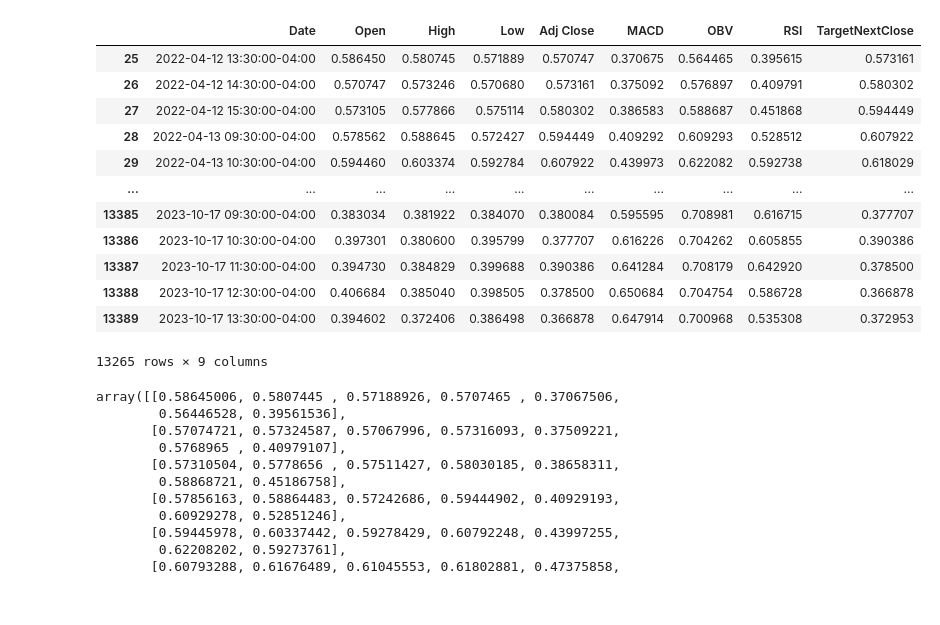
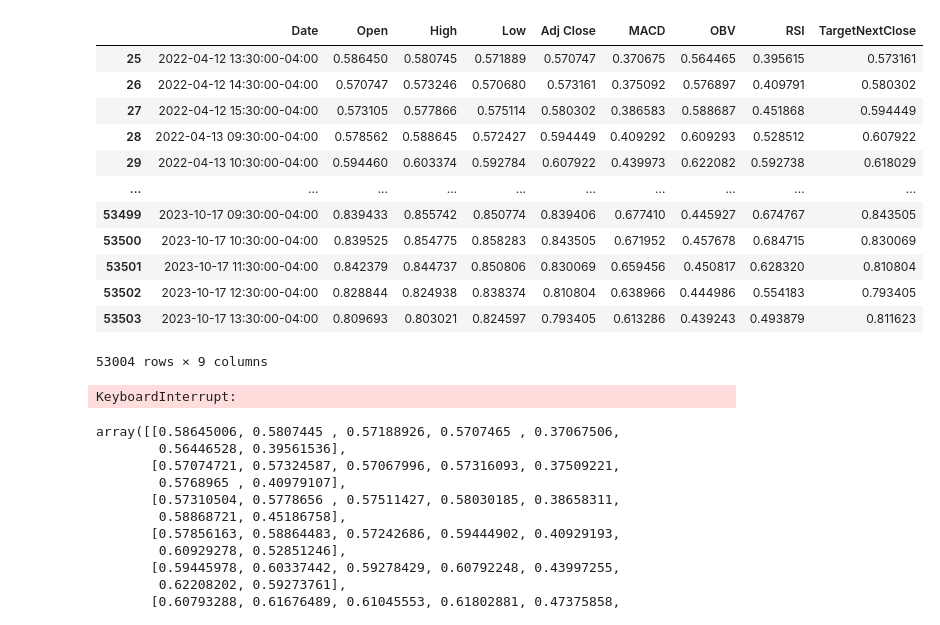
Before and after one commit to kwandji113/Algorithmic-Trading-Bot-, a Jupyter notebook: Test.ipynb, the cells around one changed output. Drawn from its saved outputs; the diff is of its cells as text; code cells hidden in the pictures.

Commit message:
changed a couple things: made auto tuner work flow easier to work with, and increased amount of data using random sampling out of the 500 stocks

```diff
--- a/Test.ipynb
+++ b/Test.ipynb
@@ -95,31 +55,31 @@ stock_data_testing['AAPL'].head(20)
 # %%
 #code that lets you select which stocks you want to train on, so you can use other stocks to train
-vals = stock_data_training.values()
-training_vals = ['AAPL', 'MSFT', 'YUM', 'XYL', 'GOOG']
+vals = stock_data_training.keys()
+training_vals = random.sample(list(vals), 20)
 training_df_list = []
 for key in stock_data_training.keys():
     for item in training_vals:
         if(key == item):
             training_df_list.append(stock_data_training[key])
 
 
 stacked_stock_data = pd.concat(training_df_list, ignore_index=True, axis=0)
 stacked_stock_data = stacked_stock_data.dropna()
 stacked_stock_data
 # %% [output]
 |  | Date | Open | High | Low | Adj Close | MACD | OBV | RSI | TargetNextClose |
 | 25 | 2022-04-12 13:30:00-04:00 | 0.586450 | 0.580745 | 0.571889 | 0.570747 | 0.370675 | 0.564465 | 0.395615 | 0.573161 |
 | 26 | 2022-04-12 14:30:00-04:00 | 0.570747 | 0.573246 | 0.570680 | 0.573161 | 0.375092 | 0.576897 | 0.409791 | 0.580302 |
 | 27 | 2022-04-12 15:30:00-04:00 | 0.573105 | 0.577866 | 0.575114 | 0.580302 | 0.386583 | 0.588687 | 0.451868 | 0.594449 |
 | 28 | 2022-04-13 09:30:00-04:00 | 0.578562 | 0.588645 | 0.572427 | 0.594449 | 0.409292 | 0.609293 | 0.528512 | 0.607922 |
 | 29 | 2022-04-13 10:30:00-04:00 | 0.594460 | 0.603374 | 0.592784 | 0.607922 | 0.439973 | 0.622082 | 0.592738 | 0.618029 |
 | ... | ... | ... | ... | ... | ... | ... | ... | ... | ... |
-| 13385 | 2023-10-17 09:30:00-04:00 | 0.383034 | 0.381922 | 0.384070 | 0.380084 | 0.595595 | 0.708981 | 0.616715 | 0.377707 |
-| 13386 | 2023-10-17 10:30:00-04:00 | 0.397301 | 0.380600 | 0.395799 | 0.377707 | 0.616226 | 0.704262 | 0.605855 | 0.390386 |
-| 13387 | 2023-10-17 11:30:00-04:00 | 0.394730 | 0.384829 | 0.399688 | 0.390386 | 0.641284 | 0.708179 | 0.642920 | 0.378500 |
-| 13388 | 2023-10-17 12:30:00-04:00 | 0.406684 | 0.385040 | 0.398505 | 0.378500 | 0.650684 | 0.704754 | 0.586728 | 0.366878 |
-| 13389 | 2023-10-17 13:30:00-04:00 | 0.394602 | 0.372406 | 0.386498 | 0.366878 | 0.647914 | 0.700968 | 0.535308 | 0.372953 |
+| 53499 | 2023-10-17 09:30:00-04:00 | 0.839433 | 0.855742 | 0.850774 | 0.839406 | 0.677410 | 0.445927 | 0.674767 | 0.843505 |
+| 53500 | 2023-10-17 10:30:00-04:00 | 0.839525 | 0.854775 | 0.858283 | 0.843505 | 0.671952 | 0.457678 | 0.684715 | 0.830069 |
+| 53501 | 2023-10-17 11:30:00-04:00 | 0.842379 | 0.844737 | 0.850806 | 0.830069 | 0.659456 | 0.450817 | 0.628320 | 0.810804 |
+| 53502 | 2023-10-17 12:30:00-04:00 | 0.828844 | 0.824938 | 0.838374 | 0.810804 | 0.638966 | 0.444986 | 0.554183 | 0.793405 |
+| 53503 | 2023-10-17 13:30:00-04:00 | 0.809693 | 0.803021 | 0.824597 | 0.793405 | 0.613286 | 0.439243 | 0.493879 | 0.811623 |
-13265 rows × 9 columns
+53004 rows × 9 columns
 # %%
 xs, ys = [], []
 #for actuallly training data
@@ -134,6 +94,8 @@ for i in range(len(stacked_stock_data) - n_days - m_days + 1):
     ys.append(stacked_stock_data.iloc[i + n_days:i + n_days + m_days, len(stacked_stock_data.columns) - 1])
 xs = np.array(xs)
 ys = np.array(ys)
+# %% [output]
+KeyboardInterrupt:
 # %%
 xs[0]
 # %% [output]
```
Also changed, not shown: parts of 5 cells of this notebook.
